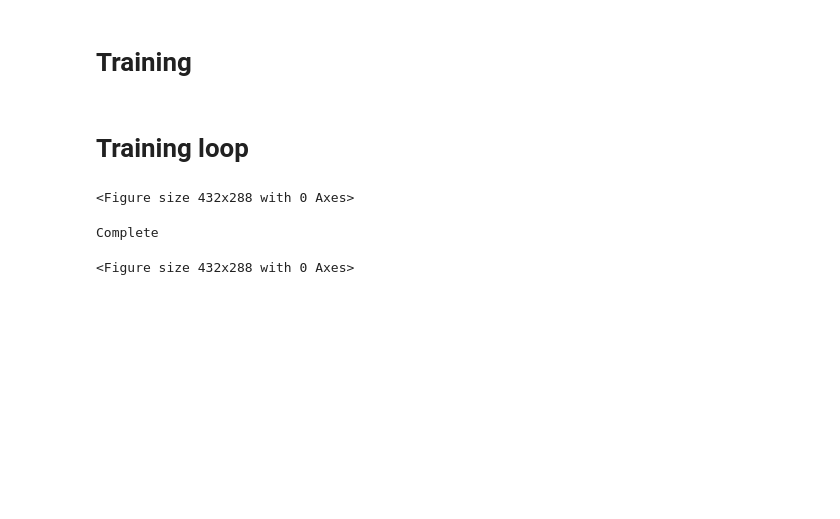
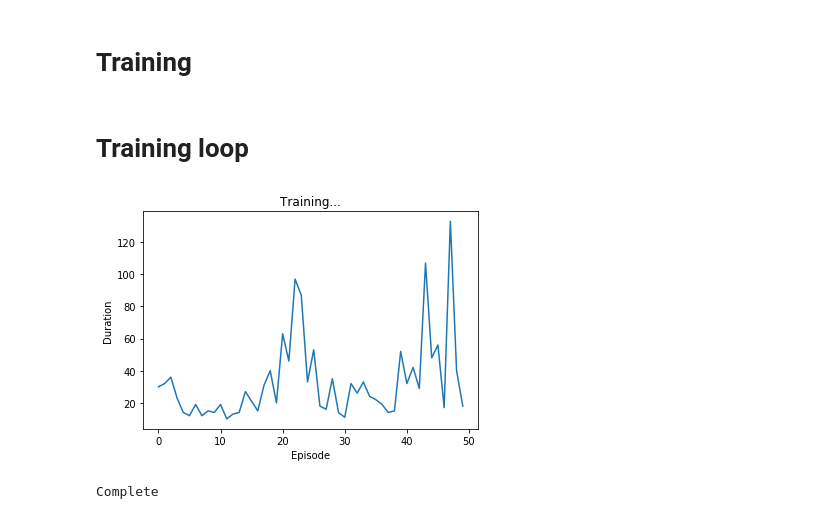
Before and after one commit to carlos-bologna/rl, a Jupyter notebook: cartpole/cartpole_pytorch.ipynb, the cells around one changed output. Drawn from its saved outputs; the diff is of its cells as text; code cells hidden in the pictures; blank space fills up the shorter version.

```diff
--- a/cartpole/cartpole_pytorch.ipynb
+++ b/cartpole/cartpole_pytorch.ipynb
@@ -195,10 +195,10 @@ def plot_durations():
         means = torch.cat((torch.zeros(99), means))
         plt.plot(means.numpy())
 
-    plt.pause(0.001)  # pause a bit so that plots are updated
-    if is_ipython:
-        display.clear_output(wait=True)
-        display.display(plt.gcf())
+    plt.pause(1)  # pause a bit so that plots are updated
+    #if is_ipython:
+    #    display.clear_output(wait=True)
+    #    display.display(plt.gcf())
 # %% [markdown]
 # Training loop
 # %%
@@ -246,6 +246,8 @@ def optimize_model():
         param.grad.data.clamp_(-1, 1)
     optimizer.step()
 # %%
+from IPython.display import clear_output
+
 num_episodes = 50
 for i_episode in range(num_episodes):
     # Initialize the environment and state
@@ -262,33 +264,33 @@ for i_episode in range(num_episodes):
         # Observe new state
         last_screen = current_screen
         current_screen = get_screen()
         if not done:
             next_state = current_screen - last_screen
         else:
             next_state = None
 
         # Store the transition in memory
         memory.push(state, action, next_state, reward)
 
         # Move to the next state
         state = next_state
 
         # Perform one step of the optimization (on the target network)
         optimize_model()
         if done:
             episode_durations.append(t + 1)
+            clear_output(True)
             plot_durations()
             break
     # Update the target network, copying all weights and biases in DQN
     if i_episode % TARGET_UPDATE == 0:
         target_net.load_state_dict(policy_net.state_dict())
 
 print('Complete')
 env.render()
 env.close()
 plt.ioff()
 plt.show()
 # %% [output]
+[figure, added]
-<Figure size 432x288 with 0 Axes>
+Complete
-Complete
-<Figure size 432x288 with 0 Axes>
```
Also changed, not shown: 1 other file.
